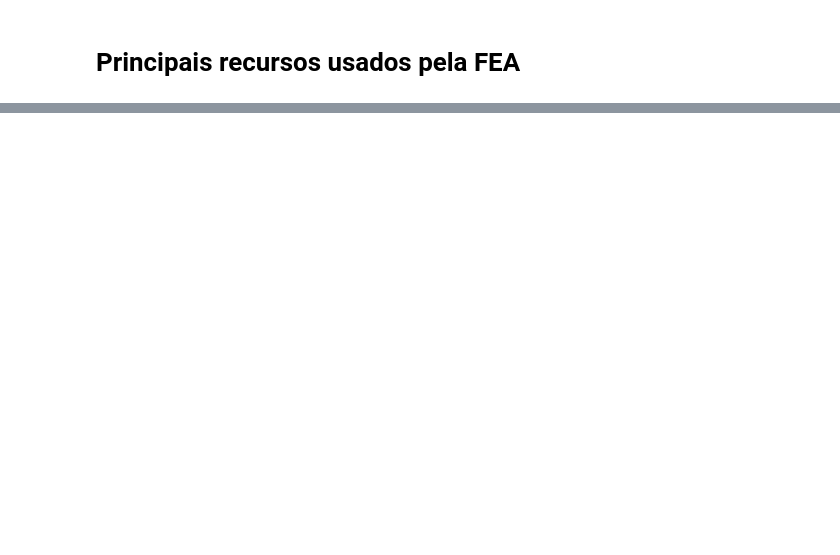
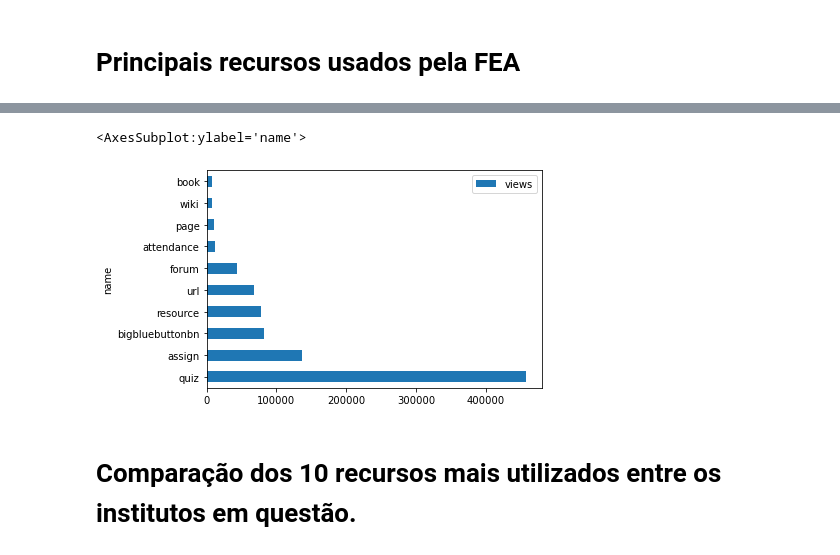
Before and after one commit to gustavo-ifusp/edisc-analytics, a Jupyter notebook: moodleresourses.ipynb, the cells around one changed output, grey strips where cells are left out. Drawn from its saved outputs; the diff is of its cells as text; code cells hidden in the pictures; blank space fills up the shorter version.

```diff
--- a/moodleresourses.ipynb
+++ b/moodleresourses.ipynb
@@ -71,0 +127,9 @@ plt.show()
+# %%
+N=10
+views = dfIFSC.groupby(by=['name']).agg({'views':'sum'})
+views.sort_values(by='views',ascending=False)[:N].plot(kind='barh')
+# %% [output]
+<AxesSubplot:ylabel='name'>
+[figure, added]
+# %% [markdown]
+# Comparação dos 10 recursos mais utilizados entre os institutos em questão.
```
Also changed, not shown: parts of 23 cells of this notebook.
